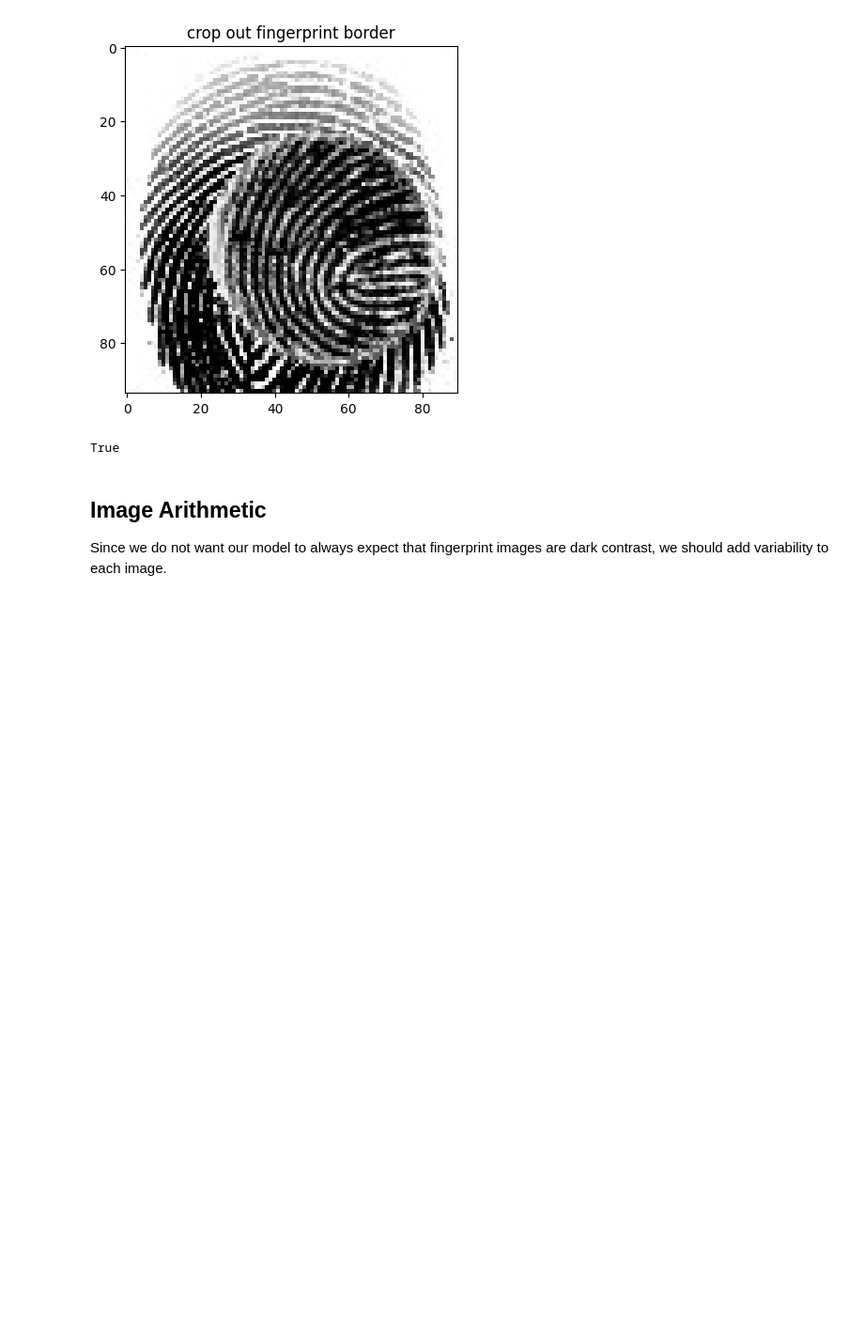
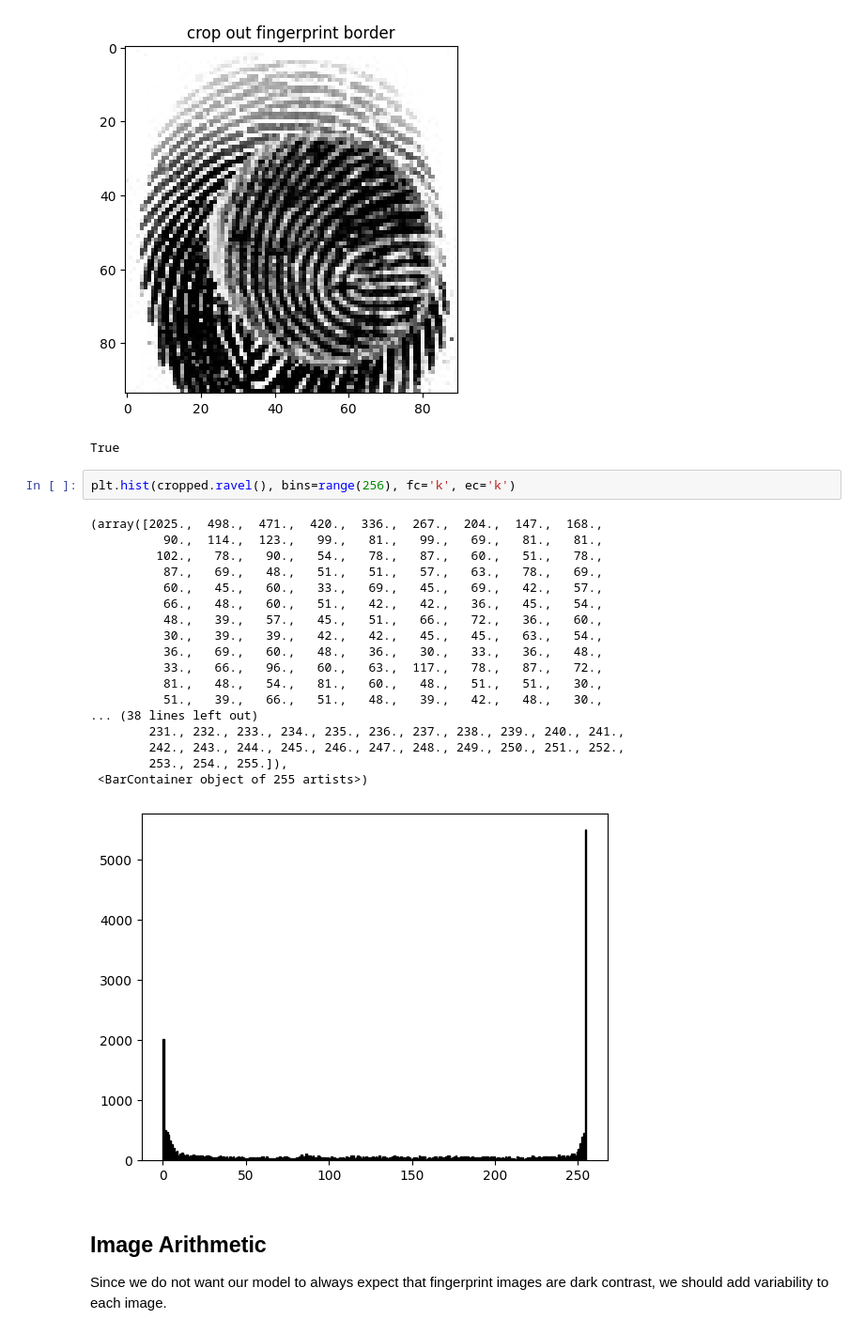
Before and after one commit to redhat-na-ssa/datasci-fingerprint, a Jupyter notebook: notebooks/2.0-visualize-data.ipynb, the cells around one changed output. Shown at 94% size. Cells and saved outputs as stored; diff of their text form; blank space fills up the shorter version.

```diff
--- a/notebooks/2.0-visualize-data.ipynb
+++ b/notebooks/2.0-visualize-data.ipynb
@@ -85,6 +131,27 @@ heigth: 103 pixels
 channels: 3
 [figure]
 True
+# %%
+plt.hist(cropped.ravel(), bins=range(256), fc='k', ec='k')
+# %% [output]
+(array([2025.,  498.,  471.,  420.,  336.,  267.,  204.,  147.,  168.,
+          90.,  114.,  123.,   99.,   81.,   99.,   69.,   81.,   81.,
+         102.,   78.,   90.,   54.,   78.,   87.,   60.,   51.,   78.,
+          87.,   69.,   48.,   51.,   51.,   57.,   63.,   78.,   69.,
+          60.,   45.,   60.,   33.,   69.,   45.,   69.,   42.,   57.,
+          66.,   48.,   60.,   51.,   42.,   42.,   36.,   45.,   54.,
+          48.,   39.,   57.,   45.,   51.,   66.,   72.,   36.,   60.,
+          30.,   39.,   39.,   42.,   42.,   45.,   45.,   63.,   54.,
+          36.,   69.,   60.,   48.,   36.,   30.,   33.,   36.,   48.,
+          33.,   66.,   96.,   60.,   63.,  117.,   78.,   87.,   72.,
+          81.,   48.,   54.,   81.,   60.,   48.,   51.,   51.,   30.,
+          51.,   39.,   66.,   51.,   48.,   39.,   42.,   48.,   30.,
+... (38 lines left out)
+        231., 232., 233., 234., 235., 236., 237., 238., 239., 240., 241.,
+        242., 243., 244., 245., 246., 247., 248., 249., 250., 251., 252.,
+        253., 254., 255.]),
+ <BarContainer object of 255 artists>)
+[figure, added]
 # %% [markdown]
 ## Image Arithmetic
 
```
Also changed, not shown: parts of 10 cells of this notebook.
